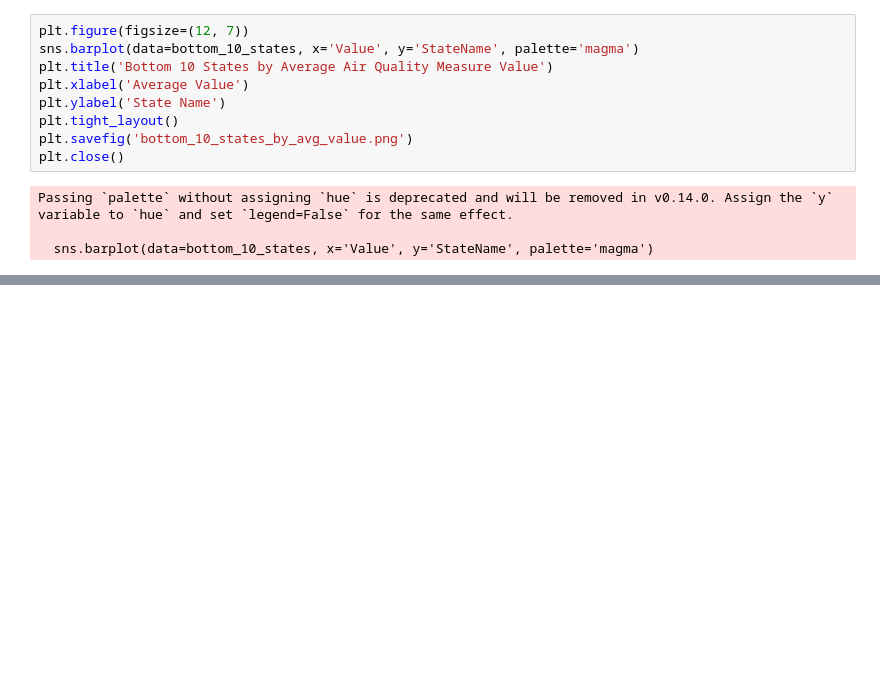
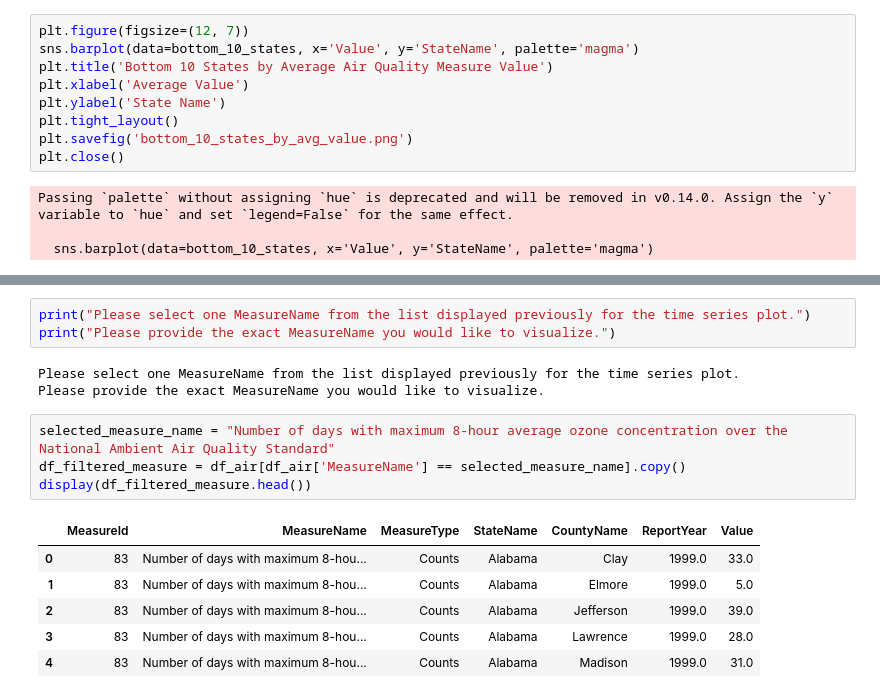
Before and after one commit to sidhanth123/Air-Quality-Measures, a Jupyter notebook: Air_Quality_Measures.ipynb, the cells around one changed output, grey strips where cells are left out. Drawn from its saved outputs; the diff is of its cells as text; blank space fills up the shorter version.

```diff
--- a/Air_Quality_Measures.ipynb
+++ b/Air_Quality_Measures.ipynb
@@ -109,0 +157,17 @@ Passing `palette` without assigning `hue` is deprecated and will be removed in v
+# %%
+print("Please select one MeasureName from the list displayed previously for the time series plot.")
+print("Please provide the exact MeasureName you would like to visualize.")
+# %% [output]
+Please select one MeasureName from the list displayed previously for the time series plot.
+Please provide the exact MeasureName you would like to visualize.
+# %%
+selected_measure_name = "Number of days with maximum 8-hour average ozone concentration over the National Ambient Air Quality Standard"
+df_filtered_measure = df_air[df_air['MeasureName'] == selected_measure_name].copy()
+display(df_filtered_measure.head())
+# %% [output]
+|  | MeasureId | MeasureName | MeasureType | StateName | CountyName | ReportYear | Value |
+| 0 | 83 | Number of days with maximum 8-hou... | Counts | Alabama | Clay | 1999.0 | 33.0 |
+| 1 | 83 | Number of days with maximum 8-hou... | Counts | Alabama | Elmore | 1999.0 | 5.0 |
+| 2 | 83 | Number of days with maximum 8-hou... | Counts | Alabama | Jefferson | 1999.0 | 39.0 |
+| 3 | 83 | Number of days with maximum 8-hou... | Counts | Alabama | Lawrence | 1999.0 | 28.0 |
+| 4 | 83 | Number of days with maximum 8-hou... | Counts | Alabama | Madison | 1999.0 | 31.0 |
```
Also changed, not shown: parts of 13 cells of this notebook.
